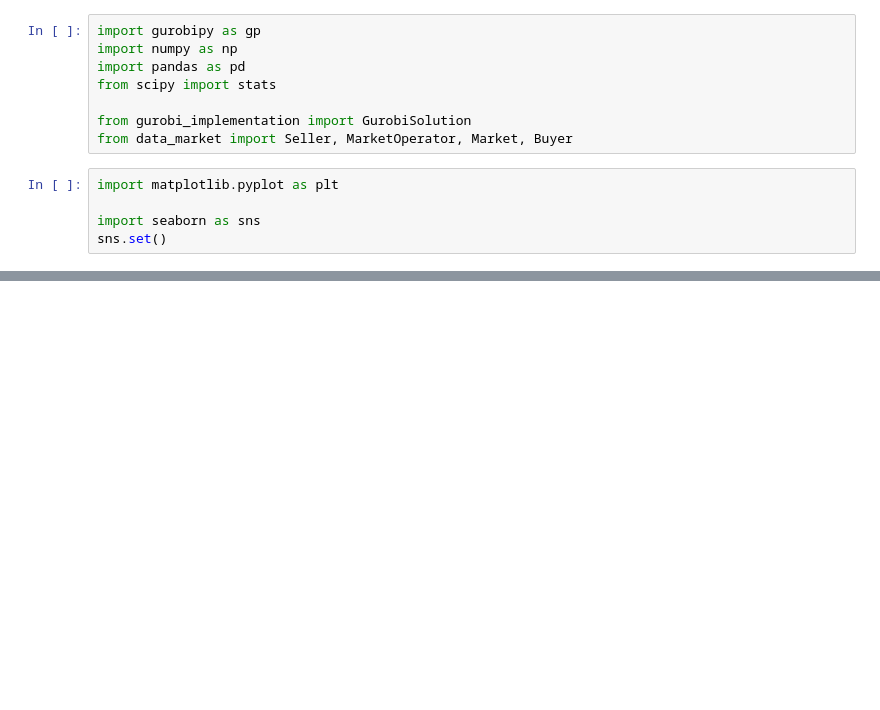
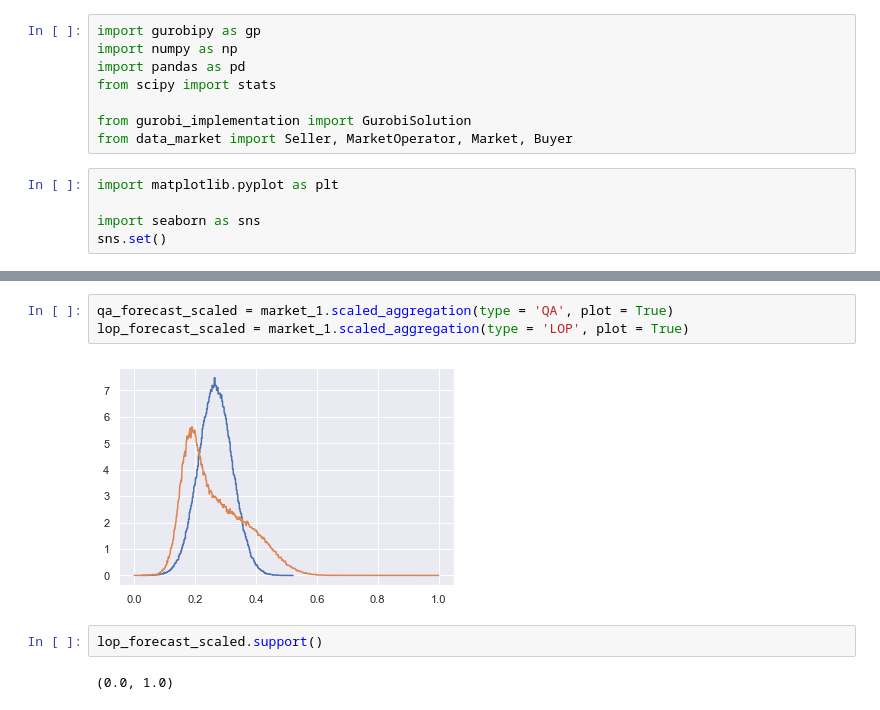
Before and after one commit to ishilov/data_market, a Jupyter notebook: second_test.ipynb, the cells around one changed output, grey strips where cells are left out. Cells and saved outputs as stored; diff of their text form; blank space fills up the shorter version.

```diff
--- a/second_test.ipynb
+++ b/second_test.ipynb
@@ -113,0 +61,9 @@ c
+# %%
+qa_forecast_scaled = market_1.scaled_aggregation(type = 'QA', plot = True)
+lop_forecast_scaled = market_1.scaled_aggregation(type = 'LOP', plot = True)
+# %% [output]
+[figure, added]
+# %%
+lop_forecast_scaled.support()
+# %% [output]
+(0.0, 1.0)
```
Also changed, not shown: parts of 51 cells of this notebook.
